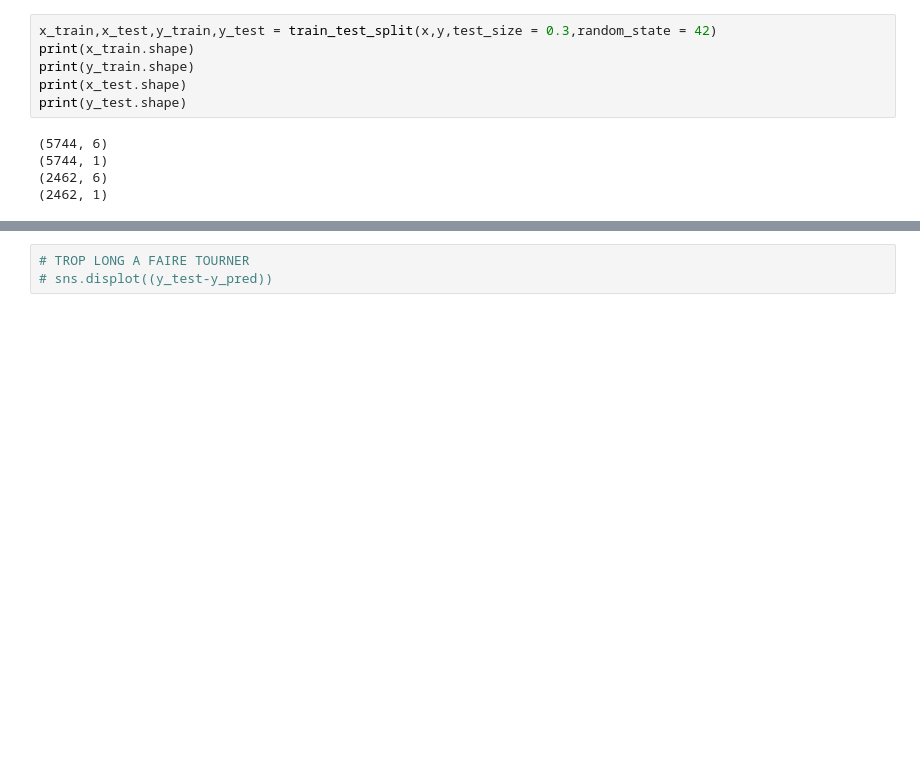
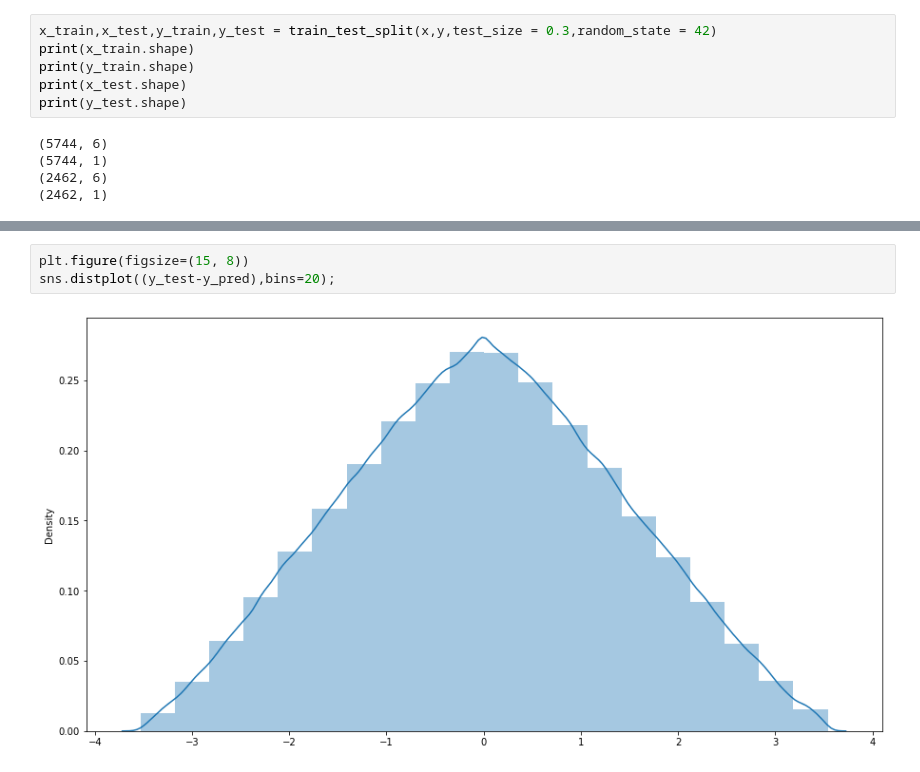
Before and after one commit to elisa-desmetz/Projet_Cloud, a Jupyter notebook: ml/algo_pipeline_demo.ipynb, the cells around one changed output, grey strips where cells are left out. Cells and saved outputs as stored; diff of their text form; blank space fills up the shorter version.

```diff
--- a/ml/algo_pipeline_demo.ipynb
+++ b/ml/algo_pipeline_demo.ipynb
@@ -99,6 +100,8 @@ Text(0, 0.5, 'Predicted Values')
-# %%
-# TROP LONG A FAIRE TOURNER
-# sns.displot((y_test-y_pred))
+# %%
+plt.figure(figsize=(15, 8))
+sns.distplot((y_test-y_pred),bins=20);
+# %% [output]
+[figure, added]
 # %%
 print("R2_Score : ", r2_score(y_test,y_pred))
 print("Mean Squared Error : ", mean_squared_error(y_test,y_pred))
```
Also changed, not shown: parts of 11 cells of this notebook.
